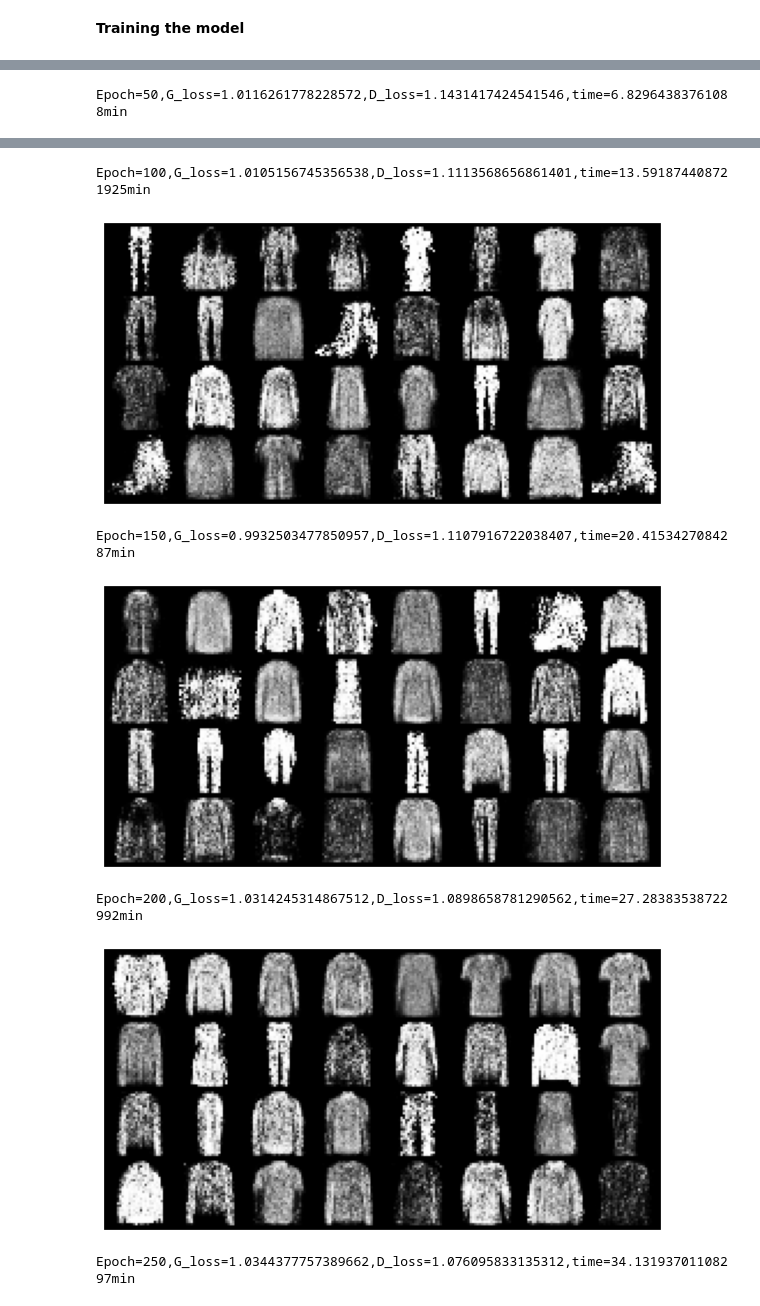
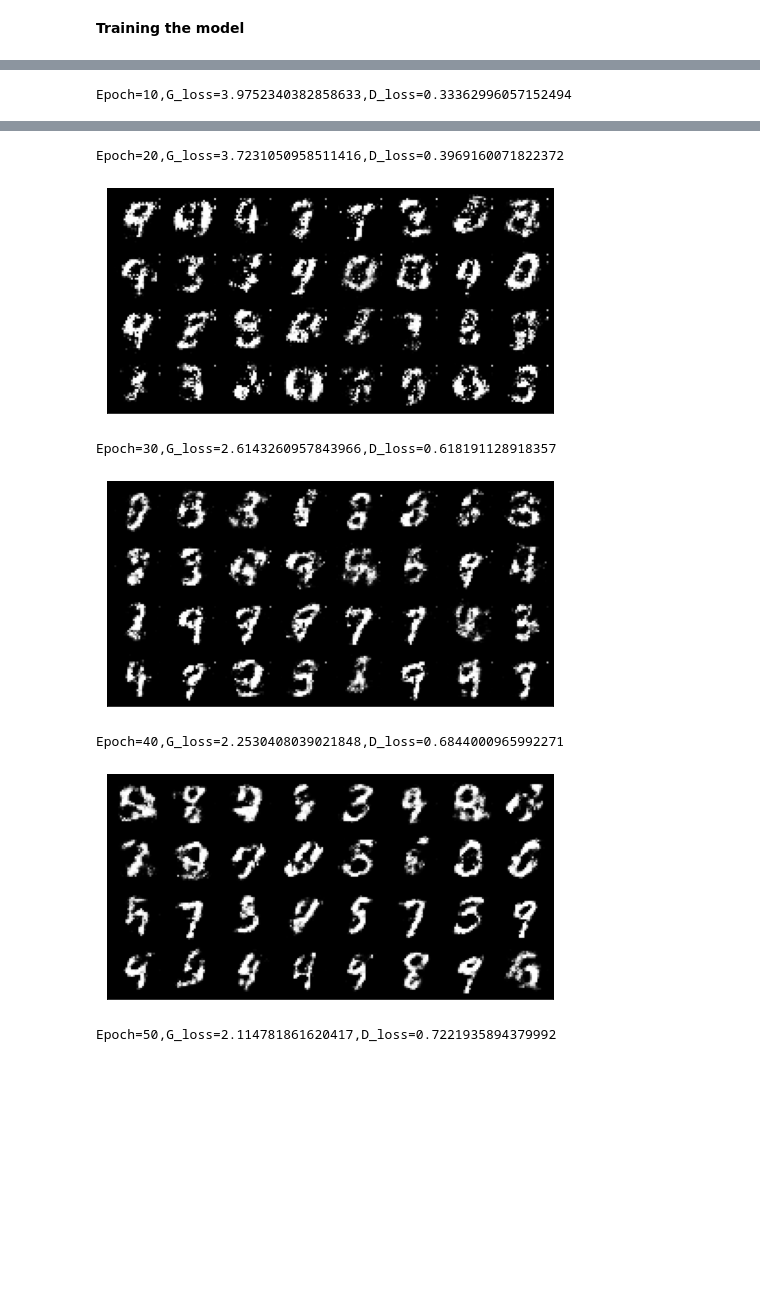
Before and after one commit to aryanshu/GAN-, a Jupyter notebook: GAN.ipynb, the cells around one changed output, grey strips where cells are left out. Cells and saved outputs as stored; diff of their text form; code cells hidden in the pictures; blank space fills up the shorter version.

```diff
--- a/GAN.ipynb
+++ b/GAN.ipynb
@@ -11,9 +9,4 @@ from torchvision import transforms
 from torchvision import datasets
 import torch.optim as opt
 from torch.autograd import Variable
-
-import matplotlib.pyplot as plt
-import seaborn as sns
-sns.set(rc={'axes.facecolor':'lightgrey', 'figure.facecolor':'lightgrey'})
-%matplotlib inline
 # %%
@@ -34,11 +26,13 @@ def denorm(x):
 # %%
 transform=transforms.Compose([
     transforms.ToTensor(),
-    ])
+    #transforms.Normalize((.5,),(.5,))
 
 
-mnist=datasets.FashionMNIST(
-    root="./FashionMNIST/",
+])
+
+mnist=datasets.MNIST(
+    root="./NewData/",
     download=True,
     train=True,
     transform=transform
@@ -70,7 +50,7 @@ dataloaders=torch.utils.data.DataLoader(mnist,shuffle=True,batch_size=64)
 import numpy as np
 import matplotlib.pyplot as plt
 %matplotlib inline
-h1=128
+h=128
 h2=512
 Z=100
 lr=1e-3
@@ -84,7 +67,7 @@ print(X)
 def imshow(imgs):
     imgs=torchvision.utils.make_grid(imgs)
     npimg=imgs.numpy()
-    plt.figure(figsize=(10,10))
+    plt.figure(figsize=(8,8))
     plt.imshow(np.transpose(npimg,(1,2,0)),cmap="Greys_r")
     plt.xticks([])
     plt.yticks([])
@@ -160,12 +143,8 @@ criterion = nn.BCELoss()
 **Training the model**
 # %%
 from torchvision.utils import save_image
-import time
-g_progress=[]
-d_progress=[]
 c=0
-time_begin=time.time()
-for epoch in range(500):
+for epoch in range(100):
     G_loss_run=0.
     D_loss_run=0.
     for i,(images,_) in enumerate(dataloaders):
@@ -198,27 +177,13 @@ for epoch in range(500):
               G_loss_run +=G_loss.item()
               D_loss_run +=D_loss.item()
 
-    g_progress.append(G_loss_run/(i+1))
-    d_progress.append(D_loss_run/(i+1))
-    if epoch%50==0:
-      time_end=time.time()
-      print("Epoch={},G_loss={},D_loss={},time={}min".format(epoch,G_loss_run/(i+1),D_loss_run/(i+1),((time_end-time_begin)/60)))
+    if epoch%10==0:
+      print("Epoch={},G_loss={},D_loss={}".format(epoch,G_loss_run/(i+1),D_loss_run/(i+1)))
 
-    sample=G(z).detach()
-    sample=sample.cpu()
-    sample=sample.view(sample.size(0),1,28,28)
-
-    if epoch%50==0:
+      sample=G(z).detach()
+      sample=sample.cpu()
+      sample=sample.view(sample.size(0),1,28,28)
       imshow(sample)
-    c=c+1
-    save_image(sample,"./gan/"+str(c)+".png")
-
-fig,ax=plt.subplots(figsize=(10,7))
-ax.plot(np.arange(1, 501, 1),np.asarray(g_progress), label='Generator_Train_loss')
-ax.set_xlabel("epochs")
-ax.set_ylabel("Loss")
-ax.plot(np.arange(1, 501, 1),np.asarray(d_progress), label='Discrimanetor_Train_loss')
-ax.legend()
-plt.show()
-plt.savefig('MNIST_GAN_loss.png')
+      c=c+1
+      #save_image(sample,"./gan/"+str(c)+".png")
 # %% [output]
@@ -227 +192 @@ Epoch=0,G_loss=1.027206756921211,D_loss=1.1449145740156235,time=0.13501754999160
-Epoch=50,G_loss=1.0116261778228572,D_loss=1.1431417424541546,time=6.82964383761088min
+Epoch=10,G_loss=3.9752340382858633,D_loss=0.33362996057152494
@@ -229,7 +194,7 @@ Epoch=50,G_loss=1.0116261778228572,D_loss=1.1431417424541546,time=6.829643837610
-Epoch=100,G_loss=1.0105156745356538,D_loss=1.1113568656861401,time=13.591874408721925min
+Epoch=20,G_loss=3.7231050958511416,D_loss=0.3969160071822372
-[figure, old version]
+[figure, new version]
-Epoch=150,G_loss=0.9932503477850957,D_loss=1.1107916722038407,time=20.4153427084287min
+Epoch=30,G_loss=2.6143260957843966,D_loss=0.618191128918357
-[figure, old version]
+[figure, new version]
-Epoch=200,G_loss=1.0314245314867512,D_loss=1.0898658781290562,time=27.28383538722992min
+Epoch=40,G_loss=2.2530408039021848,D_loss=0.6844000965992271
-[figure, old version]
+[figure, new version]
-Epoch=250,G_loss=1.0344377757389662,D_loss=1.076095833135312,time=34.13193701108297min
+Epoch=50,G_loss=2.114781861620417,D_loss=0.7221935894379992
```
Also changed, not shown: parts of 9 cells of this notebook.
